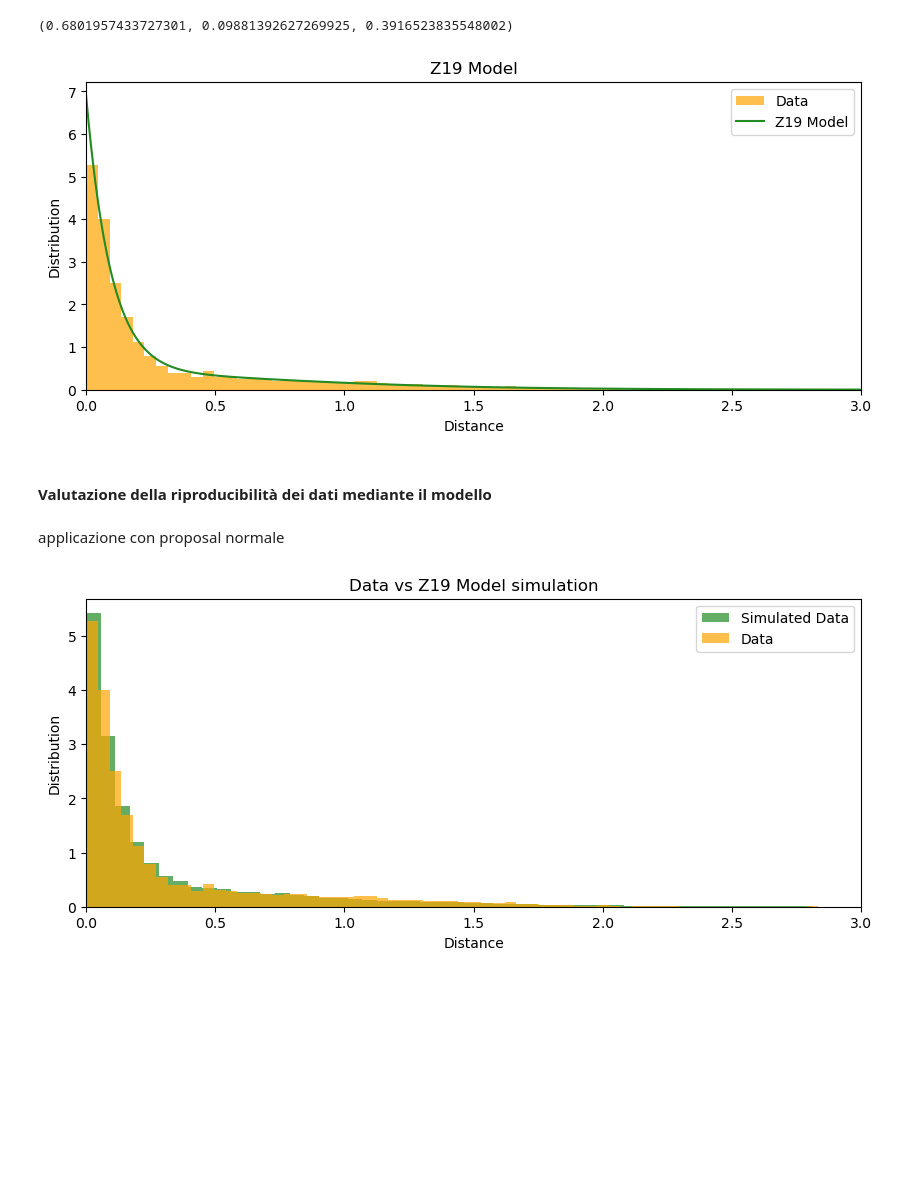
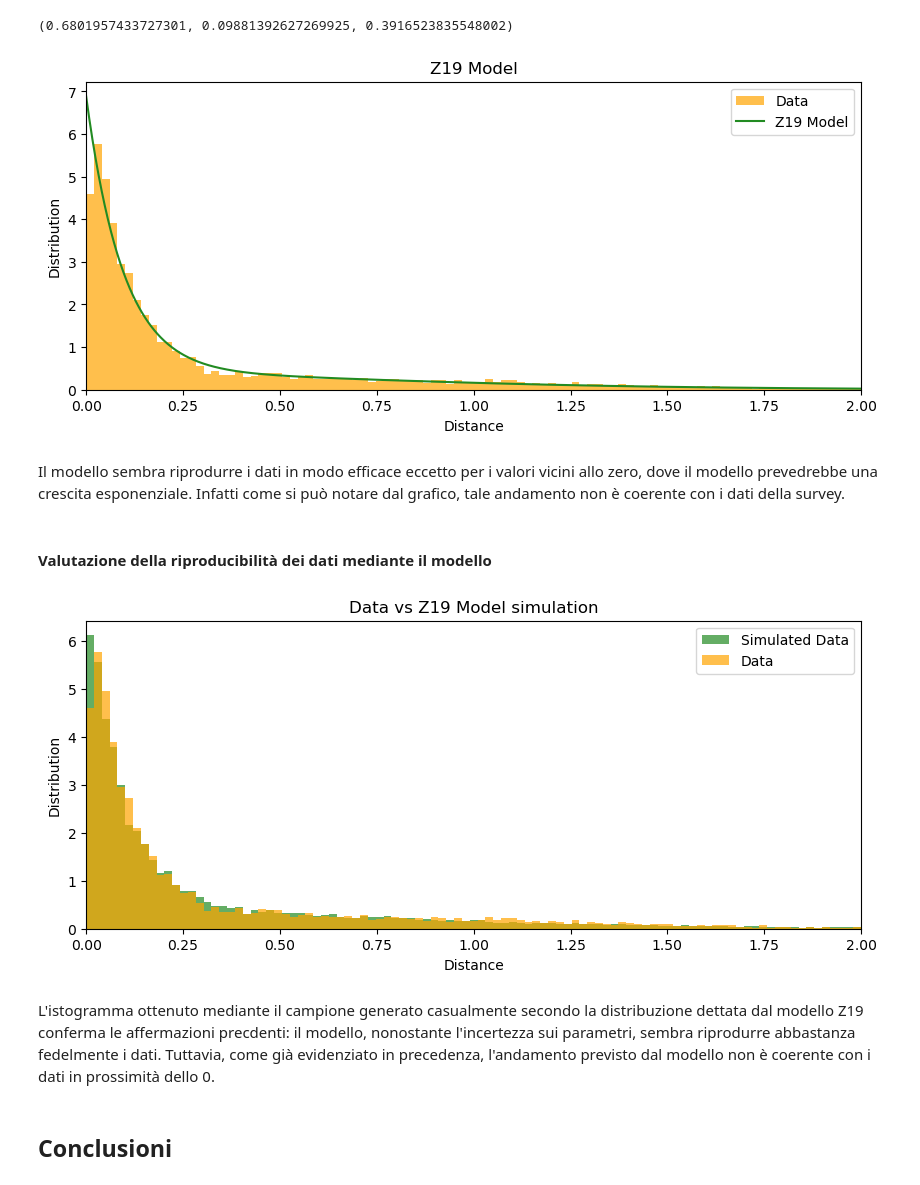
Before and after one commit to LoivX/RMDA, a Jupyter notebook: Esame.ipynb, the cells around one changed output. Saved outputs shown, nothing was run; the diff lists cells and outputs as text; code cells hidden in the pictures; blank space fills up the shorter version.

```diff
--- a/Esame.ipynb
+++ b/Esame.ipynb
@@ -375,12 +399,13 @@ Srho, Ssigma0, Ssigma1
 # %% [output]
 (0.6283684643945111, 0.06702895849715135, 0.6230403472854399)
 # %%
-x = np.linspace(0, 3, 1000)
+x = np.linspace(0, 2, 1000)
+bins = np.linspace(0, 2, 100)
 
 plt.figure(figsize=(10, 4))
-plt.hist(data['BCG_offset_R500'], bins=100, density=True, label='Data', color='orange', alpha=0.7)
+plt.hist(data['BCG_offset_R500'], bins=bins, density=True, label='Data', color='orange', alpha=0.7)
 plt.plot(x, S15(x, Srho, Ssigma0, Ssigma1), label='S15 Model', color='darkblue')
-plt.xlim(0, 3)
+plt.xlim(0, 2)
 plt.title('S15 Model')
 plt.xlabel('Distance')
 plt.ylabel('Distribution')
@@ -442,20 +470,0 @@ definizione delle funzioni necessarie per l'algoritmo: prior, likelihood e poste
-# %%
-# prior: cosa conosco dei parametri
-def log_prior(theta):
-    rho, sigma0, sigma1 = theta
-    if sigma0>0 and sigma1>0 and 0<=rho<=1:
-        return 0.0
-    return -np.inf
-
-# loglikelihood: sommatoria dei logaritmi delle distribuzioni di probabilità previste dal modello (dipende dai dati e dai parametri)
-def log_likelihood(theta, x):
-    rho, sigma0, sigma1 = theta
-    model = Z19(x, rho, sigma0, sigma1)
-    return np.sum(np.log(model))
-
-# posterior: prodotto tra prior e likelihood
-def log_posterior(theta, x):
-    lp = log_prior(theta)
-    if not np.isfinite(lp):
-        return -np.inf
-    return lp + log_likelihood(theta, x)
@@ -520,23 +521,23 @@ Zrho, Zsigma0, Zsigma1
 # %% [output]
 (0.6801957433727301, 0.09881392627269925, 0.3916523835548002)
 # %%
-x = np.linspace(0, 3, 1000)
+x = np.linspace(0, 2, 1000)
 
 plt.figure(figsize=(10, 4))
-plt.hist(data['BCG_offset_R500'], bins=100, density=True, label='Data', color='orange', alpha=0.7)
-plt.plot(x, Z19(x, zrho, zsigma0, zsigma1), label='Z19 Model', color='forestgreen')
-plt.xlim(0, 3)
+plt.hist(data['BCG_offset_R500'], bins=bins, density=True, label='Data', color='orange', alpha=0.7)
+plt.plot(x, Z19(x, Zrho, Zsigma0, Zsigma1), label='Z19 Model', color='forestgreen')
+plt.xlim(0, 2)
 plt.title('Z19 Model')
 plt.xlabel('Distance')
 plt.ylabel('Distribution')
 plt.legend()
 plt.show()
 # %% [output]
-[figure, old version]
+[figure, new version]
+# %% [markdown]
+Il modello sembra riprodurre i dati in modo efficace eccetto per i valori vicini allo zero, dove il modello prevedrebbe una crescita esponenziale. Infatti come si può notare dal grafico, tale andamento non è coerente con i dati della survey.
 # %% [markdown]
 #### Valutazione della riproducibilità dei dati mediante il modello
-# %% [markdown]
-applicazione con proposal normale
 # %%
 Zsig_r = np.std(flat_samples[:, 0])
 Zsig_s0 = np.std(flat_samples[:, 1])
@@ -547,13 +548,17 @@ target_func = lambda x: Z19(x, np.random.normal(Zrho, Zsig_r), np.random.normal(
 samples, rejected = metropolis_hastings(target_func, proposal_func, 1, 100000)
 # %%
 plt.figure(figsize=(10, 4))
-plt.hist(samples, bins=100, density=True, alpha=0.7, color='forestgreen', label='Simulated Data')
+plt.hist(samples, bins=bins, density=True, alpha=0.7, color='forestgreen', label='Simulated Data')
 plt.title('Data vs Z19 Model simulation')
-plt.hist(data['BCG_offset_R500'], bins=100, density=True, alpha=0.7, color='orange', label='Data')
+plt.hist(data['BCG_offset_R500'], bins=bins, density=True, alpha=0.7, color='orange', label='Data')
 plt.xlabel('Distance')
 plt.ylabel('Distribution')
 plt.legend()
-plt.xlim(0, 3)
+plt.xlim(0, 2)
 plt.show()
 # %% [output]
-[figure, old version]
+[figure, new version]
+# %% [markdown]
+L'istogramma ottenuto mediante il campione generato casualmente secondo la distribuzione dettata dal modello Z19 conferma le affermazioni precdenti: il modello, nonostante l'incertezza sui parametri, sembra riprodurre abbastanza fedelmente i dati. Tuttavia, come già evidenziato in precedenza, l'andamento previsto dal modello non è coerente con i dati in prossimità dello 0.
+# %% [markdown]
+## Conclusioni
```
Also changed, not shown: parts of 82 cells of this notebook.
